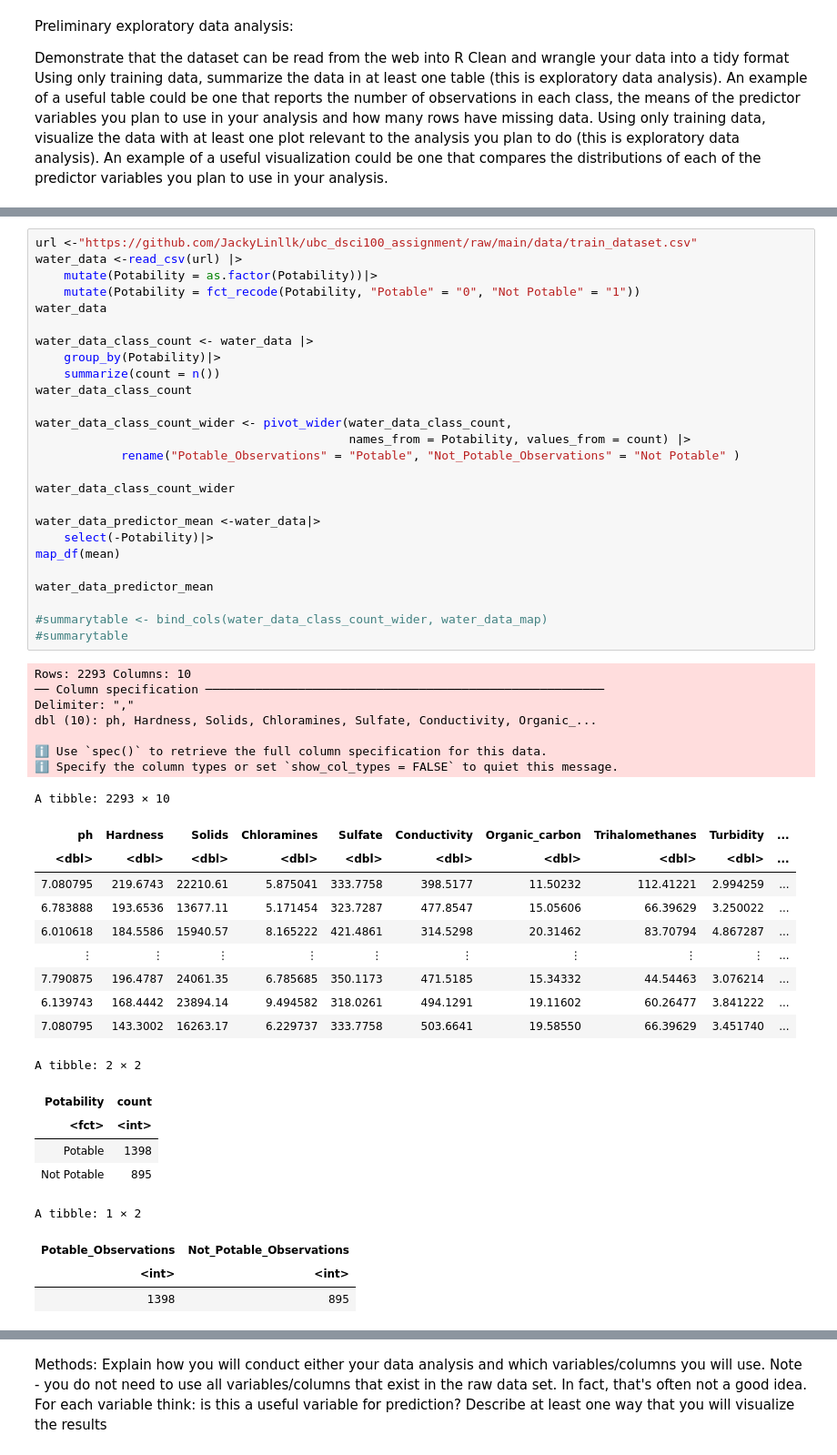
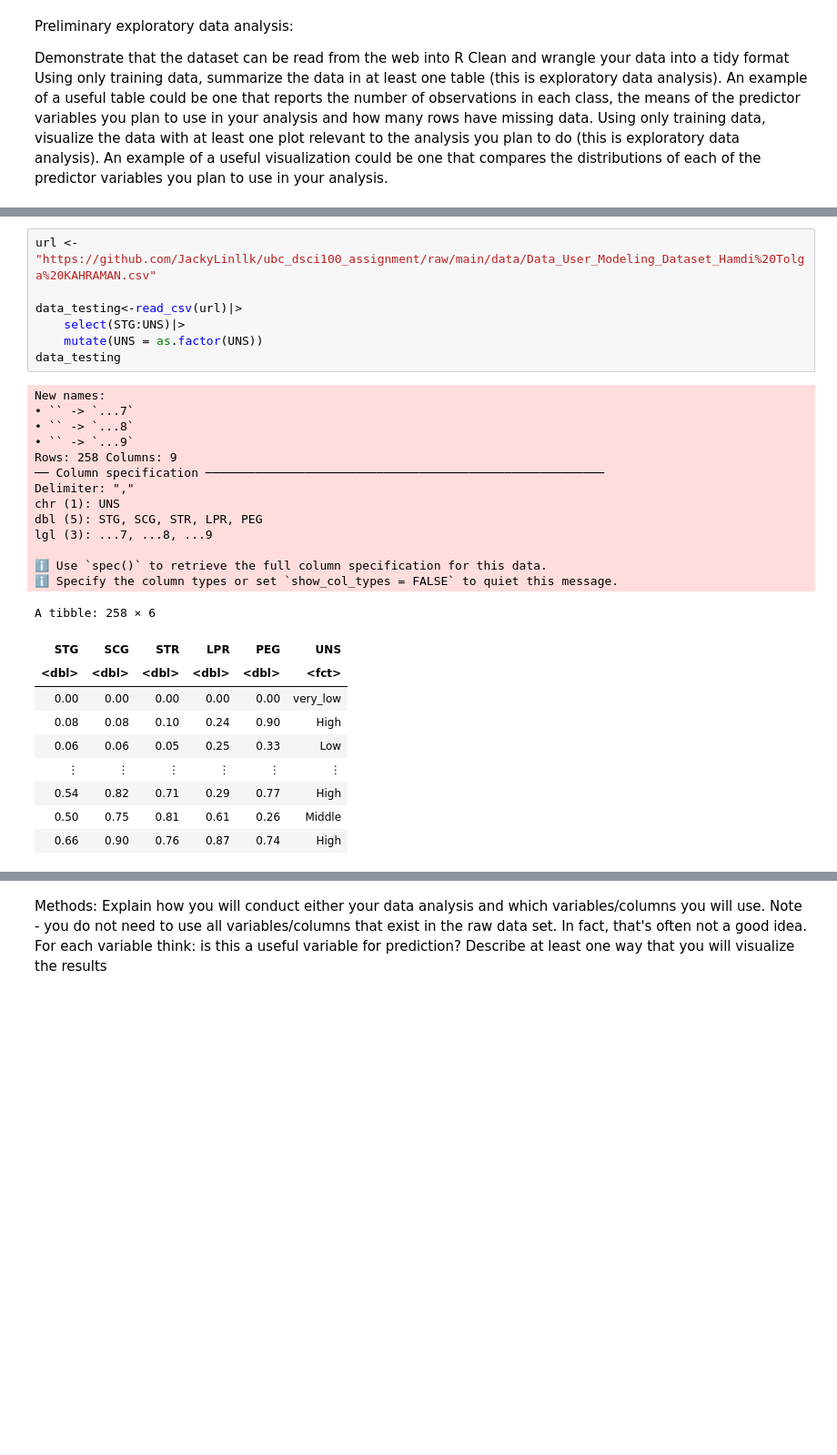
Before and after one commit to HeisSteve/-Students-Knowledge-Status-Classification-modeling-, a Jupyter notebook: Group_Project_Proposal.ipynb, the cells around one changed output, grey strips where cells are left out. Shown at 91% size. Cells and saved outputs as stored; diff of their text form; blank space fills up the shorter version.

Commit message:
data wrangled

```diff
--- a/Group_Project_Proposal.ipynb
+++ b/Group_Project_Proposal.ipynb
@@ -37,53 +38,31 @@ options(repr.matrix.max.rows = 6)
 # %%
-url <-"https://github.com/JackyLinllk/ubc_dsci100_assignment/raw/main/data/train_dataset.csv"
-water_data <-read_csv(url) |>
-    mutate(Potability = as.factor(Potability))|>
-    mutate(Potability = fct_recode(Potability, "Potable" = "0", "Not Potable" = "1"))
-water_data
+url <- "https://github.com/JackyLinllk/ubc_dsci100_assignment/raw/main/data/Data_User_Modeling_Dataset_Hamdi%20Tolga%20KAHRAMAN.csv"
 
-water_data_class_count <- water_data |>
-    group_by(Potability)|>
-    summarize(count = n())
-water_data_class_count
-
-water_data_class_count_wider <- pivot_wider(water_data_class_count,
-                                            names_from = Potability, values_from = count) |>
-            rename("Potable_Observations" = "Potable", "Not_Potable_Observations" = "Not Potable" )
-
-water_data_class_count_wider
-
-water_data_predictor_mean <-water_data|>
-    select(-Potability)|>
-map_df(mean)
-
-water_data_predictor_mean
-
-#summarytable <- bind_cols(water_data_class_count_wider, water_data_map)
-#summarytable
+data_testing<-read_csv(url)|>
+    select(STG:UNS)|>
+    mutate(UNS = as.factor(UNS))
+data_testing
 # %% [output]
-Rows: 2293 Columns: 10
+New names:
+• `` -> `...7`
+• `` -> `...8`
+• `` -> `...9`
+Rows: 258 Columns: 9
 ── Column specification ────────────────────────────────────────────────────────
 Delimiter: ","
-dbl (10): ph, Hardness, Solids, Chloramines, Sulfate, Conductivity, Organic_...
+chr (1): UNS
+dbl (5): STG, SCG, STR, LPR, PEG
+lgl (3): ...7, ...8, ...9
 
 ℹ Use `spec()` to retrieve the full column specification for this data.
 ℹ Specify the column types or set `show_col_types = FALSE` to quiet this message.
-A tibble: 2293 × 10
+A tibble: 258 × 6
-| ph | Hardness | Solids | Chloramines | Sulfate | Conductivity | Organic_carbon | Trihalomethanes | Turbidity | ... |
-| <dbl> | <dbl> | <dbl> | <dbl> | <dbl> | <dbl> | <dbl> | <dbl> | <dbl> | ... |
-| 7.080795 | 219.6743 | 22210.61 | 5.875041 | 333.7758 | 398.5177 | 11.50232 | 112.41221 | 2.994259 | ... |
-| 6.783888 | 193.6536 | 13677.11 | 5.171454 | 323.7287 | 477.8547 | 15.05606 | 66.39629 | 3.250022 | ... |
-| 6.010618 | 184.5586 | 15940.57 | 8.165222 | 421.4861 | 314.5298 | 20.31462 | 83.70794 | 4.867287 | ... |
-| ⋮ | ⋮ | ⋮ | ⋮ | ⋮ | ⋮ | ⋮ | ⋮ | ⋮ | ... |
-| 7.790875 | 196.4787 | 24061.35 | 6.785685 | 350.1173 | 471.5185 | 15.34332 | 44.54463 | 3.076214 | ... |
-| 6.139743 | 168.4442 | 23894.14 | 9.494582 | 318.0261 | 494.1291 | 19.11602 | 60.26477 | 3.841222 | ... |
-| 7.080795 | 143.3002 | 16263.17 | 6.229737 | 333.7758 | 503.6641 | 19.58550 | 66.39629 | 3.451740 | ... |
+| STG | SCG | STR | LPR | PEG | UNS |
+| <dbl> | <dbl> | <dbl> | <dbl> | <dbl> | <fct> |
+| 0.00 | 0.00 | 0.00 | 0.00 | 0.00 | very_low |
+| 0.08 | 0.08 | 0.10 | 0.24 | 0.90 | High |
+| 0.06 | 0.06 | 0.05 | 0.25 | 0.33 | Low |
+| ⋮ | ⋮ | ⋮ | ⋮ | ⋮ | ⋮ |
+| 0.54 | 0.82 | 0.71 | 0.29 | 0.77 | High |
+| 0.50 | 0.75 | 0.81 | 0.61 | 0.26 | Middle |
+| 0.66 | 0.90 | 0.76 | 0.87 | 0.74 | High |
-A tibble: 2 × 2
-| Potability | count |
-| <fct> | <int> |
-| Potable | 1398 |
-| Not Potable | 895 |
-A tibble: 1 × 2
-| Potable_Observations | Not_Potable_Observations |
-| <int> | <int> |
-| 1398 | 895 |
```
Also changed, not shown: parts of 9 cells of this notebook, 2 other files.
